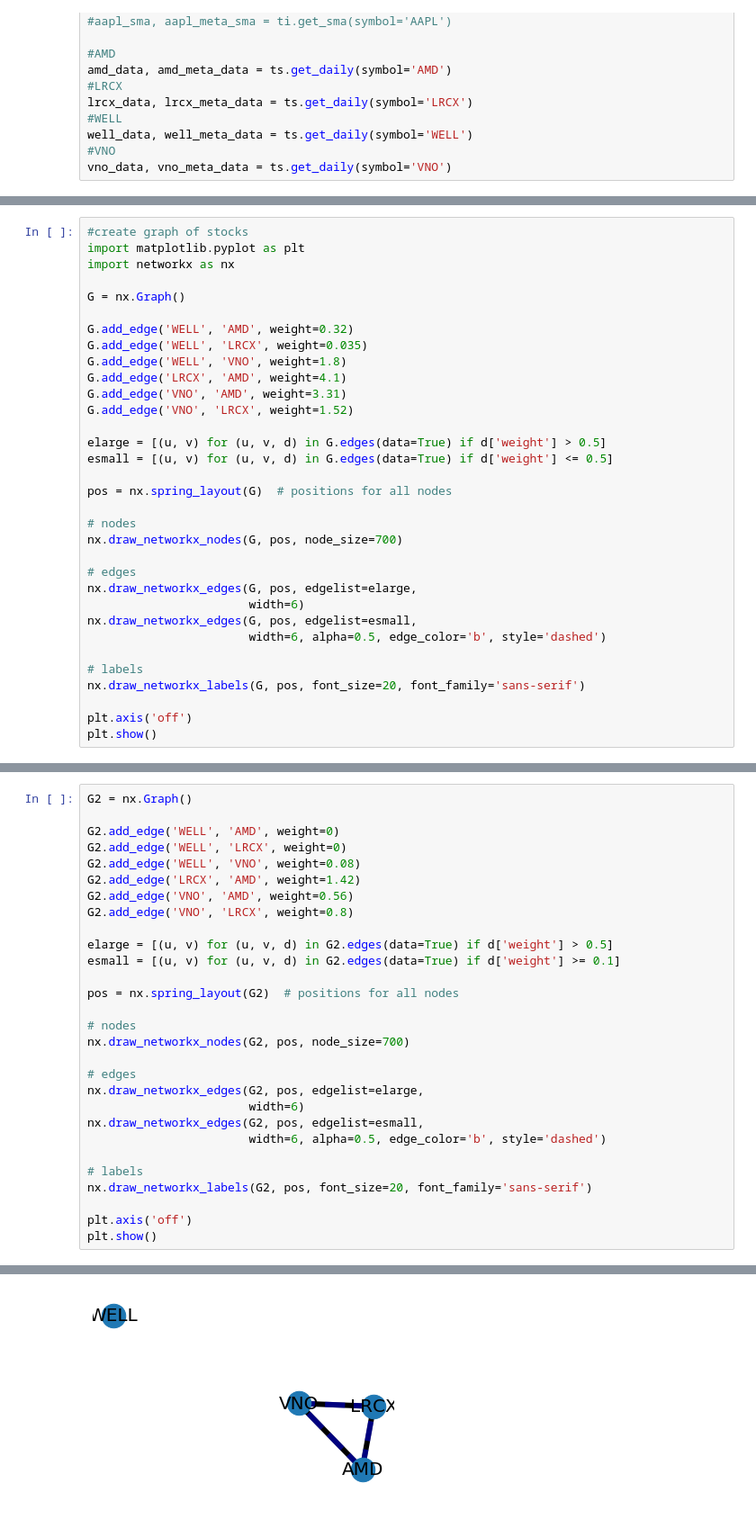
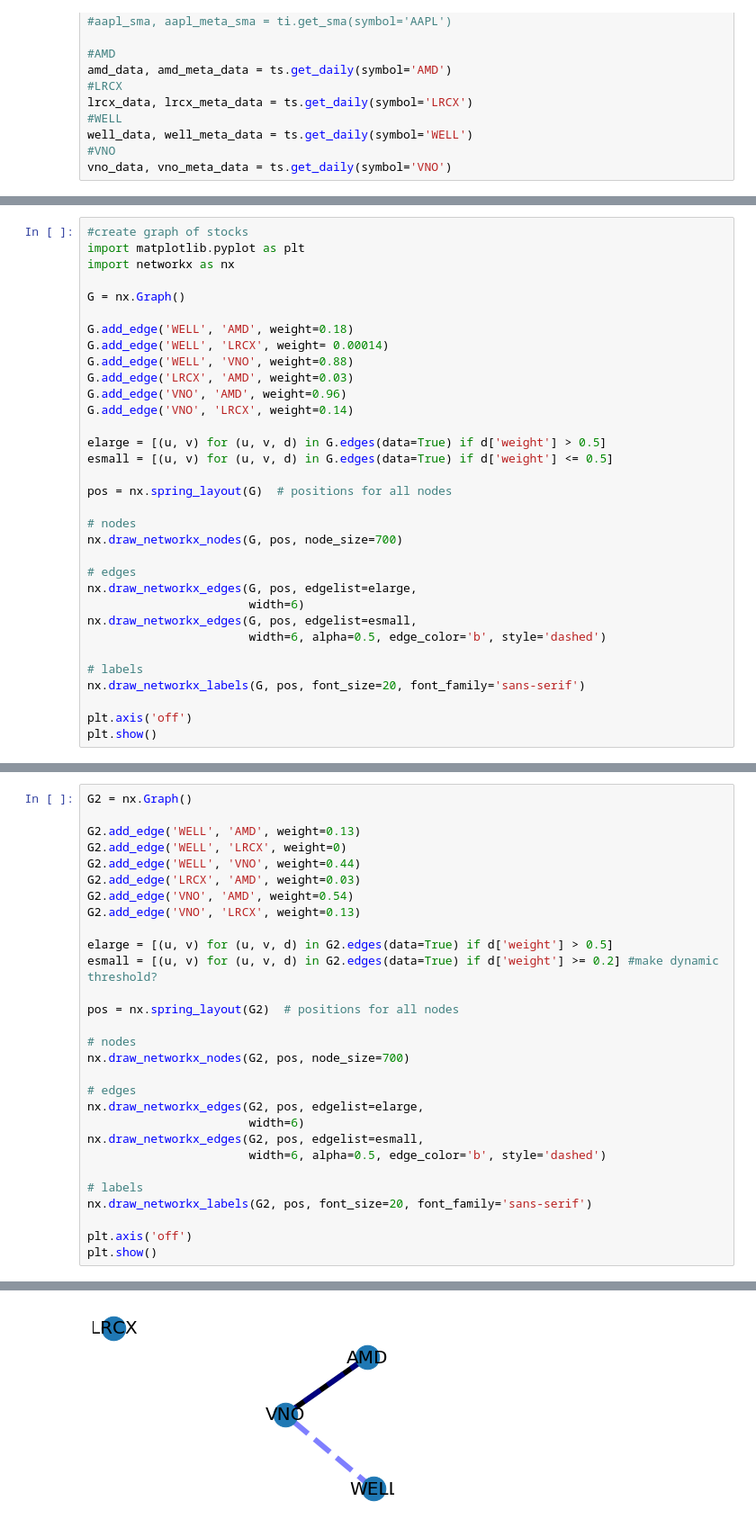
Before and after one commit to SamBall999/Portfolio-Optimization-With-ML, a Jupyter notebook: StockGraph.ipynb, the cells around one changed output, grey strips where cells are left out. Shown: that part at 90% size. Cells and saved outputs as stored; diff of their text form.

```diff
--- a/StockGraph.ipynb
+++ b/StockGraph.ipynb
@@ -177,12 +179,12 @@ import networkx as nx
 
 G = nx.Graph()
 
-G.add_edge('WELL', 'AMD', weight=0.32)
-G.add_edge('WELL', 'LRCX', weight=0.035)
-G.add_edge('WELL', 'VNO', weight=1.8)
-G.add_edge('LRCX', 'AMD', weight=4.1)
-G.add_edge('VNO', 'AMD', weight=3.31)
-G.add_edge('VNO', 'LRCX', weight=1.52)
+G.add_edge('WELL', 'AMD', weight=0.18)
+G.add_edge('WELL', 'LRCX', weight= 0.00014)
+G.add_edge('WELL', 'VNO', weight=0.88)
+G.add_edge('LRCX', 'AMD', weight=0.03)
+G.add_edge('VNO', 'AMD', weight=0.96)
+G.add_edge('VNO', 'LRCX', weight=0.14)
 
 elarge = [(u, v) for (u, v, d) in G.edges(data=True) if d['weight'] > 0.5]
 esmall = [(u, v) for (u, v, d) in G.edges(data=True) if d['weight'] <= 0.5]
@@ -286,15 +335,15 @@ sklearn.covariance.graphical_lasso(cov6, alpha, cov_init=None,
 # %%
 G2 = nx.Graph()
 
-G2.add_edge('WELL', 'AMD', weight=0)
+G2.add_edge('WELL', 'AMD', weight=0.13)
 G2.add_edge('WELL', 'LRCX', weight=0)
-G2.add_edge('WELL', 'VNO', weight=0.08)
-G2.add_edge('LRCX', 'AMD', weight=1.42)
-G2.add_edge('VNO', 'AMD', weight=0.56)
-G2.add_edge('VNO', 'LRCX', weight=0.8)
+G2.add_edge('WELL', 'VNO', weight=0.44)
+G2.add_edge('LRCX', 'AMD', weight=0.03)
+G2.add_edge('VNO', 'AMD', weight=0.54)
+G2.add_edge('VNO', 'LRCX', weight=0.13)
 
 elarge = [(u, v) for (u, v, d) in G2.edges(data=True) if d['weight'] > 0.5]
-esmall = [(u, v) for (u, v, d) in G2.edges(data=True) if d['weight'] >= 0.1]
+esmall = [(u, v) for (u, v, d) in G2.edges(data=True) if d['weight'] >= 0.2] #make dynamic threshold?
 
 pos = nx.spring_layout(G2)  # positions for all nodes
 
@@ -318 +365 @@ The iterable function was deprecated in Matplotlib 3.1 and will be removed in 3.
-[figure, old version]
+[figure, new version]
```
Also changed, not shown: parts of 11 cells of this notebook.
